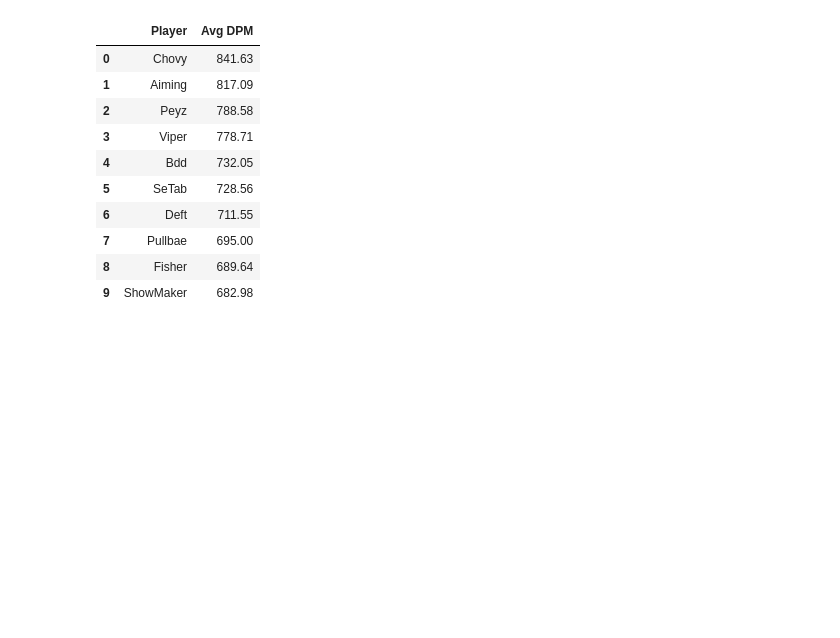
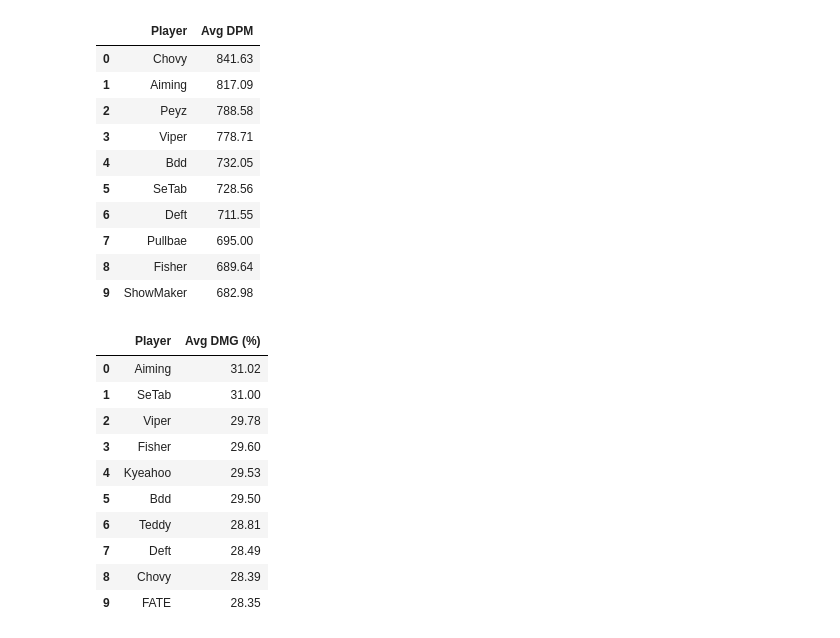
Before and after one commit to NguyenDung0210/LCK_Data_Analysis, a Jupyter notebook: analyze.ipynb, the cells around one changed output. Drawn from its saved outputs; the diff is of its cells as text; code cells hidden in the pictures; blank space fills up the shorter version.

```diff
--- a/analyze.ipynb
+++ b/analyze.ipynb
@@ -405,3 +405,20 @@ top_dpm.style.format({"Avg DPM": "{:.2f}"}).set_properties(**{'text-align': 'cen
 | 7 | Pullbae | 695.00 |
 | 8 | Fisher | 689.64 |
 | 9 | ShowMaker | 682.98 |
+# %%
+df["DMG%"] = df["DMG%"].astype(str).str.replace('%', '', regex=False).astype(float)
+top_dmg_pct = df.groupby("Player")["DMG%"].mean().round(2).sort_values(ascending=False).head(10).reset_index()
+top_dmg_pct.columns = ["Player", "Avg DMG (%)"]
+top_dmg_pct.style.format({"Avg DMG (%)": "{:.2f}"}).set_properties(**{'text-align': 'center'})
+# %% [output]
+|  | Player | Avg DMG (%) |
+| 0 | Aiming | 31.02 |
+| 1 | SeTab | 31.00 |
+| 2 | Viper | 29.78 |
+| 3 | Fisher | 29.60 |
+| 4 | Kyeahoo | 29.53 |
+| 5 | Bdd | 29.50 |
+| 6 | Teddy | 28.81 |
+| 7 | Deft | 28.49 |
+| 8 | Chovy | 28.39 |
+| 9 | FATE | 28.35 |
```
Also changed, not shown: parts of 3 cells of this notebook.
